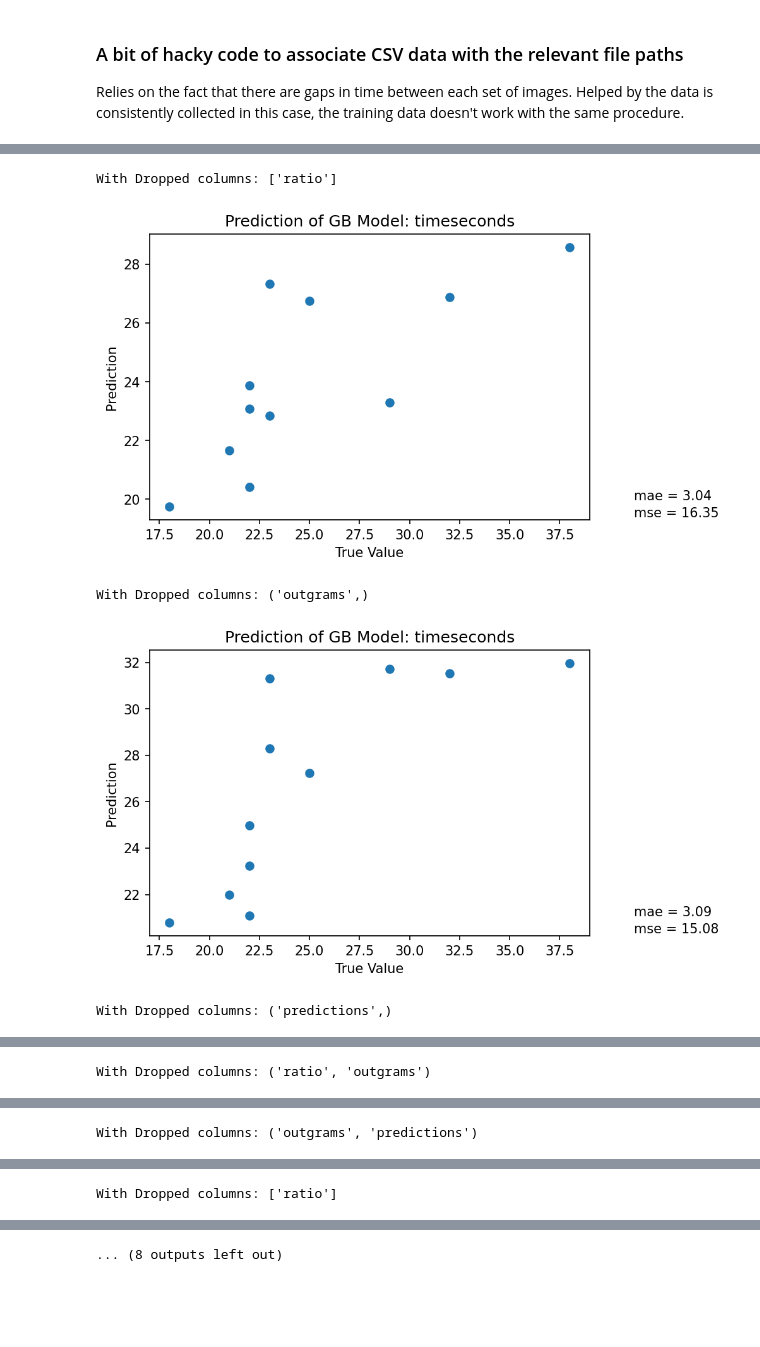
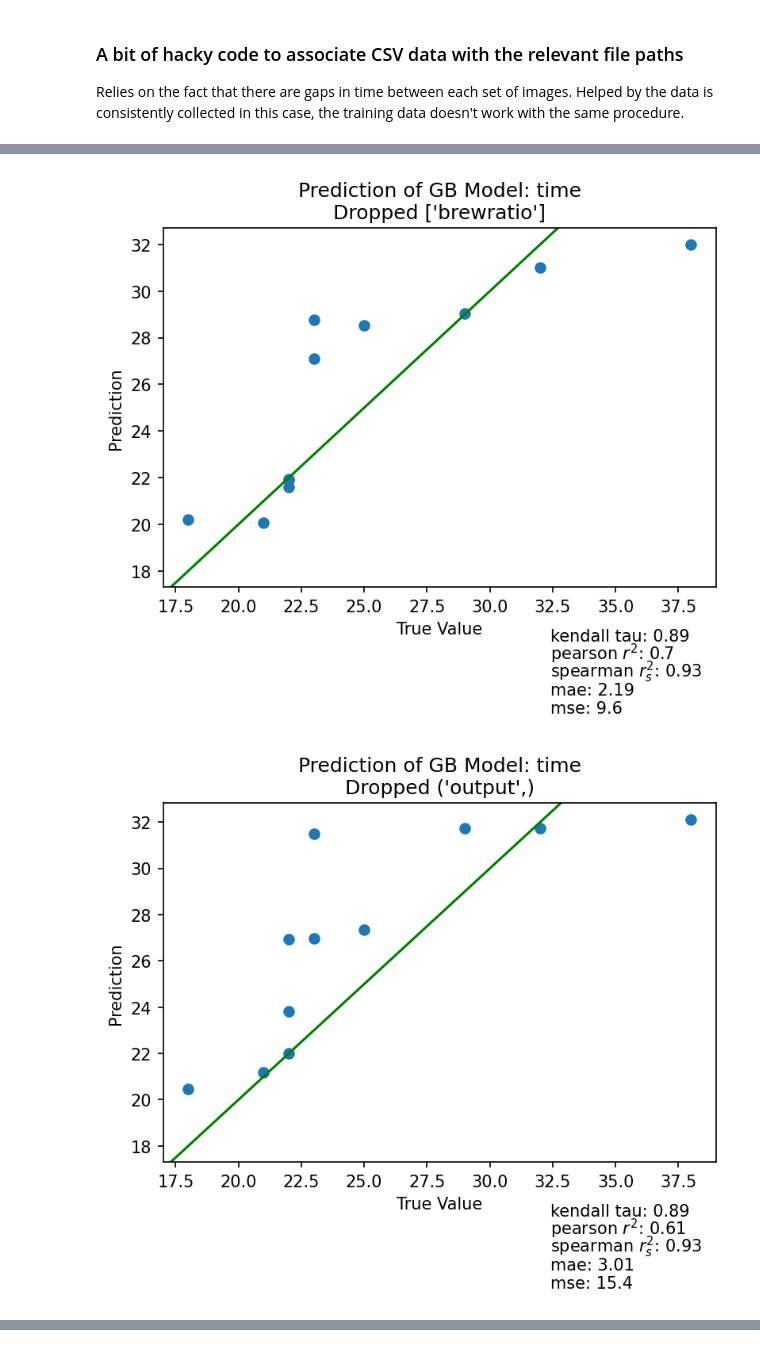
Before and after one commit to badisa/optpresso, a Jupyter notebook: notebooks/secondary-machine.ipynb, the cells around one changed output, grey strips where cells are left out. Drawn from its saved outputs; the diff is of its cells as text; code cells hidden in the pictures; blank space fills up the shorter version.

Commit message:
Updates secondary machine notebook
* Handles the CSV more generically
* Can be swapped for the set used to train the CNN

```diff
--- a/notebooks/secondary-machine.ipynb
+++ b/notebooks/secondary-machine.ipynb
@@ -141,3 +247,0 @@ df["predictions"] = predictions
-# %%
-df = df[df["grinder"] != "Vario-W"] # Need to munge the grind settings into a series
-df = df.astype({'grindsetting': 'float32'})
@@ -144,7 +255,7 @@ df = df.astype({'grindsetting': 'float32'})
 # %%
 # Do an 80:20 cross validation split
-train = df.sample(frac=0.7, random_state=618)
-test = df.drop(train.index)
+train = prepared_df.sample(frac=0.7, random_state=618)
+test = prepared_df.drop(train.index)
 # %%
 test
 # %% [output]
@@ -201,46 +278,33 @@ def prepare_df_for_gp(frame, prediction_column="timeseconds", encoders={}, drop_
-# %%
-encoded_cols = ("grinder", "coffee", "machine")
-encs = {}
-for col in encoded_cols:
-    if col not in df:
-        print("No such column to encode", col)
-        continue
-    encoder = OneHotEncoder(handle_unknown="ignore", sparse=False)
-    encoder.fit(np.asarray(df[col]).reshape(-1, 1))
-    encs[col] = encoder
 # %%
-from sklearn.ensemble import GradientBoostingRegressor
-all_columns = set(train.columns.unique())
-best_model_columns = None
-for pred_field in ["timeseconds", "grindsetting"]:
-    for dropped in [["ratio"], ("outgrams",), ("predictions",), ("ratio", "outgrams"), ("outgrams", "predictions")]:
-        print("With Dropped columns:", dropped)
+for pred_field in ["time"]:
+    for dropped in [["brewratio"], ("output",), ("brewratio", "output"), ("prediction",), ("prediction", "prediction_std")]:
         x, y = prepare_df_for_gp(train, prediction_column=pred_field, drop_cols=dropped, encoders=encs)
         gp = GradientBoostingRegressor(n_estimators=1700)
         gp.fit(x, y)
         x_val, y_val = prepare_df_for_gp(test, prediction_column=pred_field, drop_cols=dropped, encoders=encs)
         yfit = gp.predict(x_val)
         fig = plt.figure(dpi=150)
         ax = fig.add_subplot(111)
-        ax.set_title(f"Prediction of GB Model: {pred_field}")
+        ax.set_title(f"Prediction of GB Model: {pred_field}\nDropped {dropped}")
         ax.set_xlabel("True Value")
         ax.set_ylabel("Prediction")
         ax.scatter(y_val, yfit)
-        ax.annotate(
-            "mse = {:.2f}".format(mean_squared_error(y_val, yfit)),
-            (1.1, 0.01),
-            xycoords="axes fraction",
-        )
-        mse = mean_absolute_error(y_val, yfit)
-        ax.annotate(
-            "mae = {:.2f}".format(mse),
-            (1.1, 0.07),
-            xycoords="axes fraction",
-        )
+        ax.axline([np.min(np.concatenate([y_val, yfit]))] * 2, slope=1, color="g", label="Perfect fit")
+        model_stats = {
+            "kendall tau": kendalltau(y_val, yfit)[0],
+            "pearson $r^2$": pearsonr(y_val, yfit)[0]**2,
+            "spearman $r_{s}^2$": spearmanr(y_val, yfit)[0]**2,
+            "mae": mean_absolute_error(y_val, yfit),
+            "mse": mean_squared_error(y_val, yfit),
+        }
+        for i, (name, stat) in enumerate(model_stats.items()):
+            stat = np.round(stat, 2)
+            ax.annotate(
+                f"{name}: {stat}",
+                (0.7, -0.15 - 0.05 * i),
+                xycoords="axes fraction"
+            )
         plt.show()
 # %% [output]
-With Dropped columns: ['ratio']
-[figure, old version]
+[figure, new version]
-With Dropped columns: ('outgrams',)
-[figure, old version]
+[figure, new version]
-With Dropped columns: ('predictions',)
@@ -248 +311,0 @@ With Dropped columns: ('predictions',)
-With Dropped columns: ('ratio', 'outgrams')
@@ -250 +312,0 @@ With Dropped columns: ('ratio', 'outgrams')
-With Dropped columns: ('outgrams', 'predictions')
@@ -252 +313,0 @@ With Dropped columns: ('outgrams', 'predictions')
-With Dropped columns: ['ratio']
@@ -254 +313,0 @@ With Dropped columns: ['ratio']
-... (8 outputs left out)
```
Also changed, not shown: parts of 10 cells of this notebook.
